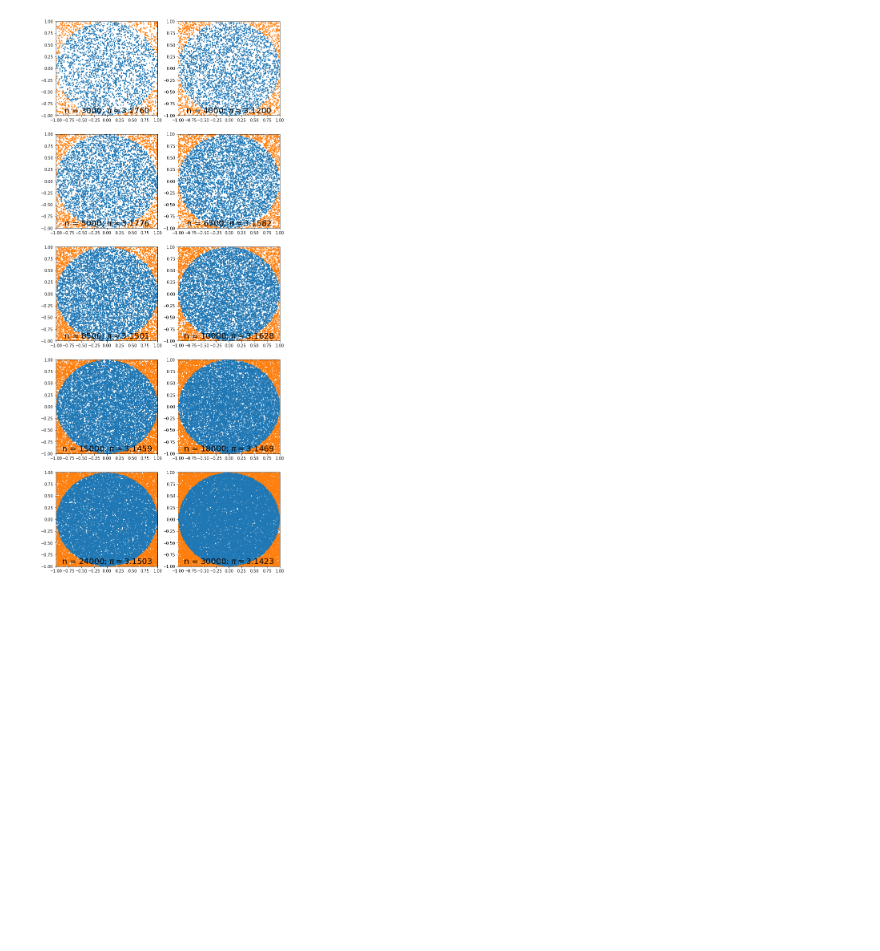
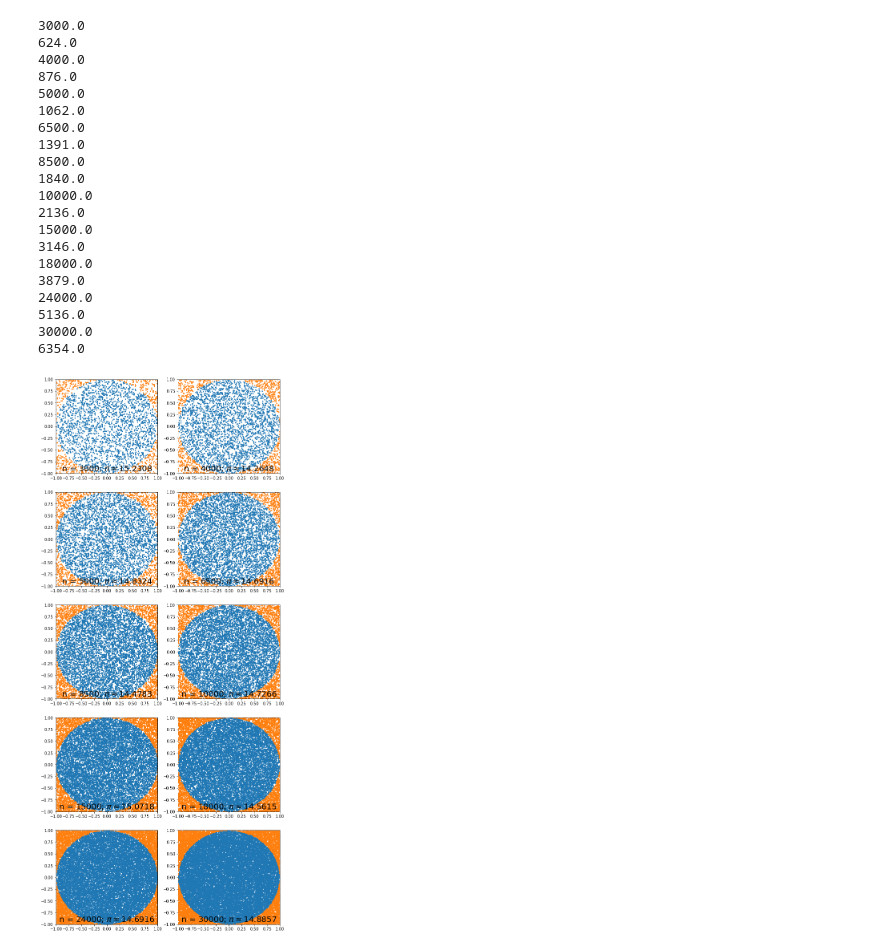
Before and after one commit to arm61/demos, a Jupyter notebook: monte_carlo.ipynb, the cells around one changed output. Cells and saved outputs as stored; diff of their text form; code cells hidden in the pictures; blank space fills up the shorter version.

```diff
--- a/monte_carlo.ipynb
+++ b/monte_carlo.ipynb
@@ -36,19 +36,41 @@ def distance(a, b):
 # %%
 %matplotlib inline
 
 n_values = np.array([3000, 4000, 5000, 6500, 8500,
                      10000, 15000, 18000, 24000, 30000])
 plt.figure(figsize=(10, 25))
 gs = setup_plot()
 
 for i, n in enumerate(n_values):
     a = np.random.rand(n, 2) * 2 - 1
+    print(a.size/2)
 
     in_circle = a[np.where(distance(a, [0, 0]) < 1)]
     out_circle = a[np.where(distance(a, [0, 0]) >= 1)]
-    pi = in_circle.size / n * 2
+    print(out_circle.size/2)
+    pi = in_circle.size/2 / (in_circle.sizeout_circle.size/2) * 4
     plot(i, n, pi, in_circle, out_circle)
 
 plt.show()
 # %% [output]
+3000.0
+624.0
+4000.0
+876.0
+5000.0
+1062.0
+6500.0
+1391.0
+8500.0
+1840.0
+10000.0
+2136.0
+15000.0
+3146.0
+18000.0
+3879.0
+24000.0
+5136.0
+30000.0
+6354.0
-[figure, old version]
+[figure, new version]
```
Also changed, not shown: parts of 1 cell of this notebook.
